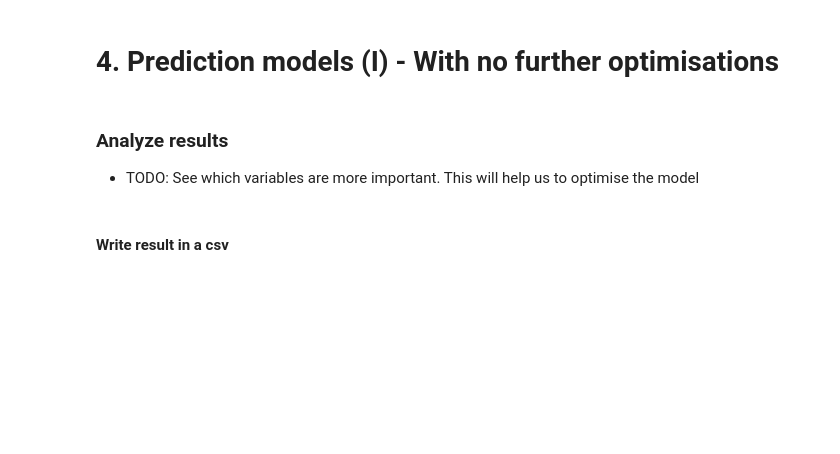
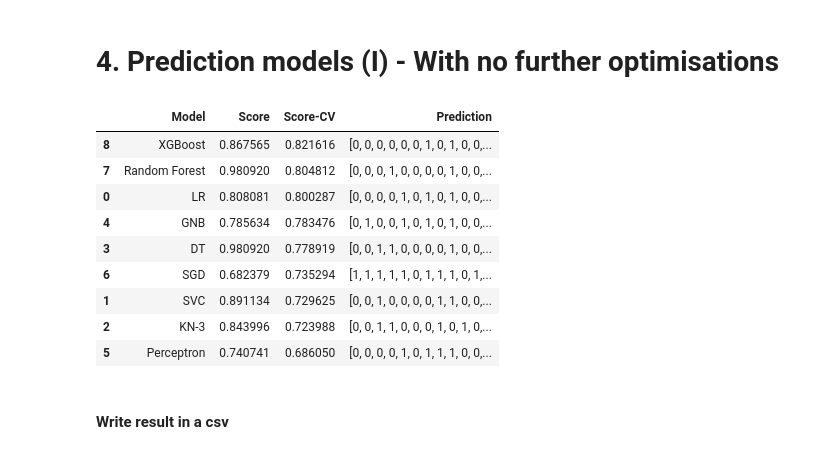
Before and after one commit to saldeal/Kaggle, a Jupyter notebook: titanic/Kaggle-Titanic.ipynb, the cells around one changed output. Saved outputs shown, nothing was run; the diff lists cells and outputs as text; code cells hidden in the pictures; blank space fills up the shorter version.

```diff
--- a/titanic/Kaggle-Titanic.ipynb
+++ b/titanic/Kaggle-Titanic.ipynb
@@ -460,3 +473,20 @@ model_list = [{'function': LogisticRegression(), 'name': 'LR'},
               {'function': RandomForestClassifier(n_estimators=100), 'name': 'Random Forest'},
               {'function': XGBClassifier(), 'name': 'XGBoost'}
              ]
+
+# Iterate over different models to get a score
+def get_scores(model_list, X_train, Y_train, X_test):
+    model_results = []
+    for model in model_list:
+        score, Y_pred = compute_model_score(model['function'], X_train, Y_train, X_test)
+        score_cv, Y_pred = compute_model_score_cv(model['function'], X_train, Y_train, X_test)
+        model_results.append([model['name'], score, score_cv, Y_pred])
+    return model_results
+
+# Show results obtained sorted by score
+def print_scores(model_results, columns=('Model', 'Score', 'Score-CV', 'Prediction')):
+    df_model_results = pd.DataFrame (model_results, columns=columns)
+    df_sorted = df_model_results.sort_values(by='Score-CV', ascending=False)
+    display(df_sorted)
+
+    return df_model_results
@@ -474,6 +493,17 @@ df_model_results.sort_values(by='Score-CV', ascending=False)
-# %% [markdown]
-### Analyze results
-* TODO: See which variables are more important. This will help us to optimise the model
+# %%
+model_results = get_scores(model_list, X_train, Y_train, X_test)
+df_model_results = print_scores(model_results)
+# %% [output]
+|  | Model | Score | Score-CV | Prediction |
+| 8 | XGBoost | 0.867565 | 0.821616 | [0, 0, 0, 0, 0, 0, 1, 0, 1, 0, 0,... |
+| 7 | Random Forest | 0.980920 | 0.804812 | [0, 0, 0, 1, 0, 0, 0, 0, 1, 0, 0,... |
+| 0 | LR | 0.808081 | 0.800287 | [0, 0, 0, 0, 1, 0, 1, 0, 1, 0, 0,... |
+| 4 | GNB | 0.785634 | 0.783476 | [0, 1, 0, 0, 1, 0, 1, 0, 1, 0, 0,... |
+| 3 | DT | 0.980920 | 0.778919 | [0, 0, 1, 1, 0, 0, 0, 0, 1, 0, 0,... |
+| 6 | SGD | 0.682379 | 0.735294 | [1, 1, 1, 1, 1, 0, 1, 1, 1, 0, 1,... |
+| 1 | SVC | 0.891134 | 0.729625 | [0, 0, 1, 0, 0, 0, 0, 1, 1, 0, 0,... |
+| 2 | KN-3 | 0.843996 | 0.723988 | [0, 0, 1, 1, 0, 0, 0, 1, 0, 1, 0,... |
+| 5 | Perceptron | 0.740741 | 0.686050 | [0, 0, 0, 0, 1, 0, 1, 1, 1, 0, 0,... |
 # %% [markdown]
 #### Write result in a csv
 # %%
```
Also changed, not shown: parts of 30 cells of this notebook, 1 other file.
